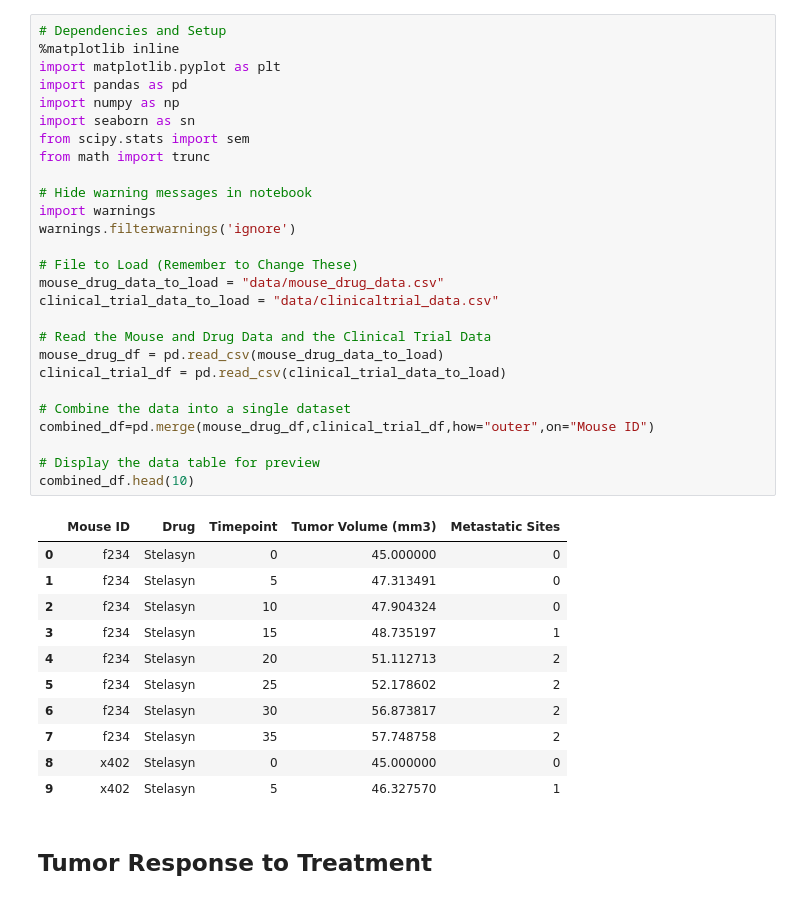
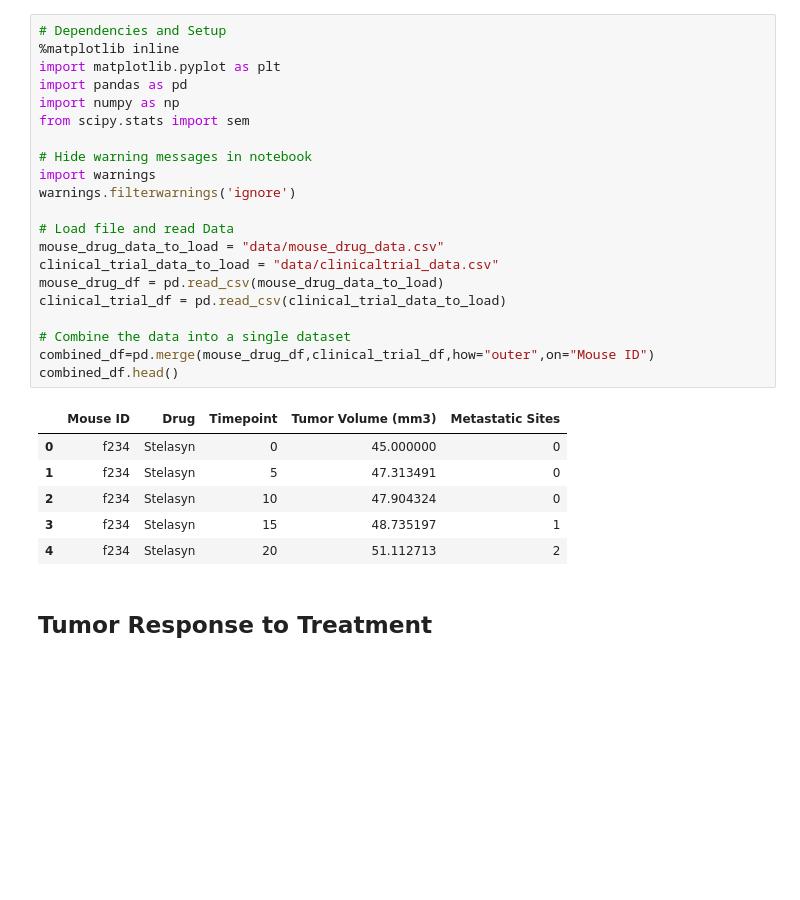
Before and after one commit to teomotun/Pymaceuticals, a Jupyter notebook: Pymaceuticals/pymaceuticals_starter.ipynb, the cells around one changed output. Drawn from its saved outputs; the diff is of its cells as text; blank space fills up the shorter version.

```diff
--- a/Pymaceuticals/pymaceuticals_starter.ipynb
+++ b/Pymaceuticals/pymaceuticals_starter.ipynb
@@ -1,42 +1,31 @@
 # %%
 # Dependencies and Setup
 %matplotlib inline
 import matplotlib.pyplot as plt
 import pandas as pd
 import numpy as np
-import seaborn as sn
 from scipy.stats import sem
-from math import trunc
 
 # Hide warning messages in notebook
 import warnings
 warnings.filterwarnings('ignore')
 
-# File to Load (Remember to Change These)
+# Load file and read Data
 mouse_drug_data_to_load = "data/mouse_drug_data.csv"
 clinical_trial_data_to_load = "data/clinicaltrial_data.csv"
-
-# Read the Mouse and Drug Data and the Clinical Trial Data
 mouse_drug_df = pd.read_csv(mouse_drug_data_to_load)
 clinical_trial_df = pd.read_csv(clinical_trial_data_to_load)
 
 # Combine the data into a single dataset
 combined_df=pd.merge(mouse_drug_df,clinical_trial_df,how="outer",on="Mouse ID")
-
-# Display the data table for preview
-combined_df.head(10)
+combined_df.head()
 # %% [output]
 |  | Mouse ID | Drug | Timepoint | Tumor Volume (mm3) | Metastatic Sites |
 | 0 | f234 | Stelasyn | 0 | 45.000000 | 0 |
 | 1 | f234 | Stelasyn | 5 | 47.313491 | 0 |
 | 2 | f234 | Stelasyn | 10 | 47.904324 | 0 |
 | 3 | f234 | Stelasyn | 15 | 48.735197 | 1 |
 | 4 | f234 | Stelasyn | 20 | 51.112713 | 2 |
-| 5 | f234 | Stelasyn | 25 | 52.178602 | 2 |
-| 6 | f234 | Stelasyn | 30 | 56.873817 | 2 |
-| 7 | f234 | Stelasyn | 35 | 57.748758 | 2 |
-| 8 | x402 | Stelasyn | 0 | 45.000000 | 0 |
-| 9 | x402 | Stelasyn | 5 | 46.327570 | 1 |
 # %% [markdown]
 ## Tumor Response to Treatment
 # %%
```
Also changed, not shown: parts of 13 cells of this notebook, 2 other files.
